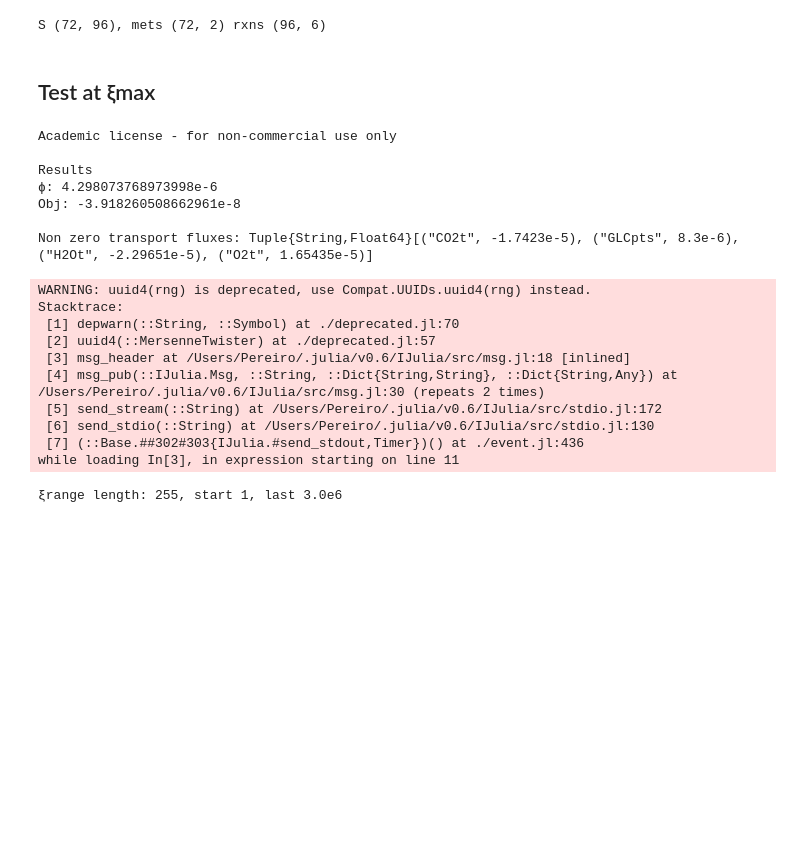
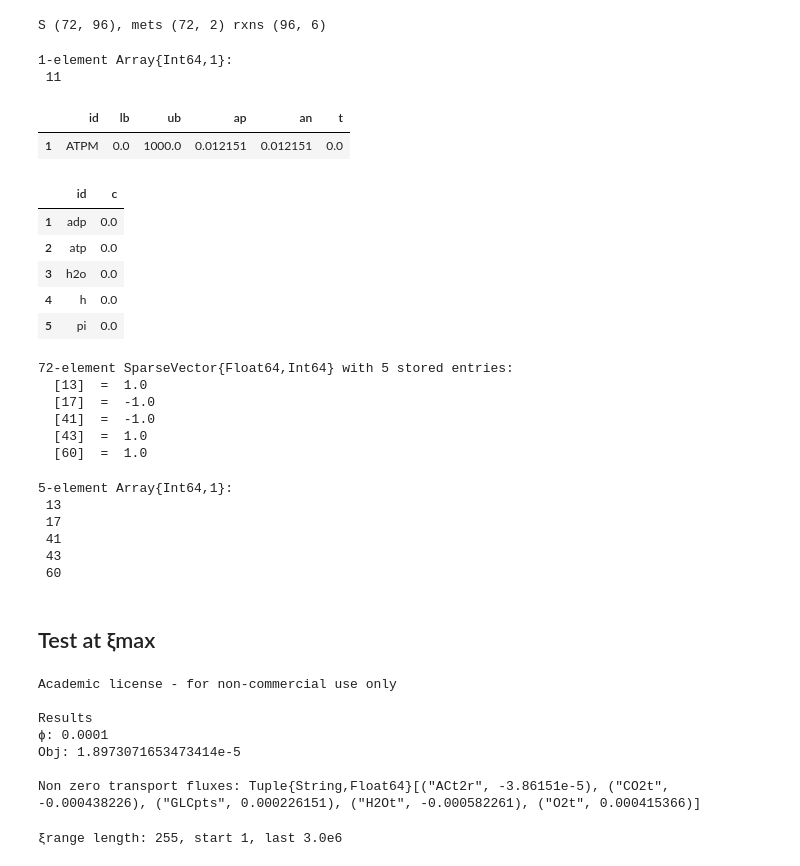
Before and after one commit to josePereiro/Chemostat.jl, a Jupyter notebook: jupyter/Chemostat_FBAv1_EColi.ipynb, the cells around one changed output. Saved outputs shown, nothing was run; the diff lists cells and outputs as text; code cells hidden in the pictures; blank space fills up the shorter version.

Commit message:
Changing MainDem reaction in EColi model v1. It was already included in the model as ATPM, and only involved ATP drain.

```diff
--- a/jupyter/Chemostat_FBAv1_EColi.ipynb
+++ b/jupyter/Chemostat_FBAv1_EColi.ipynb
@@ -33,10 +12,47 @@ S, mets, rxns = Chemostat.v1.Models.EColi.load_ecoli_v1();
 println("S $(size(S)), mets $(size(mets)) rxns $(size(rxns))");
 # %% [output]
 S (72, 96), mets (72, 2) rxns (96, 6)
+# %%
+find((row) -> contains(uppercase(row[:id]), "ATPM"), eachrow(rxns))
+# %% [output]
+1-element Array{Int64,1}:
+ 11
+# %%
+rxns[11,:]
+# %% [output]
+|  | id | lb | ub | ap | an | t |
+| 1 | ATPM | 0.0 | 1000.0 | 0.012151 | 0.012151 | 0.0 |
+# %%
+mets[S[:,11].nzind,:]
+# %% [output]
+|  | id | c |
+| 1 | adp | 0.0 |
+| 2 | atp | 0.0 |
+| 3 | h2o | 0.0 |
+| 4 | h | 0.0 |
+| 5 | pi | 0.0 |
+# %%
+ATPMmets = S[:,11]
+# %% [output]
+72-element SparseVector{Float64,Int64} with 5 stored entries:
+  [13]  =  1.0
+  [17]  =  -1.0
+  [41]  =  -1.0
+  [43]  =  1.0
+  [60]  =  1.0
+# %%
+ATPMmets.nzind
+# %% [output]
+5-element Array{Int64,1}:
+ 13
+ 17
+ 41
+ 43
+ 60
 # %% [markdown]
 ## Test at ξmax
 # %%
-ξmax = 3e6;#3e6
+ξmax = 3e6/;#3e6
 md = Chemostat.v1.Models.EColi.DEFAULT_MAINTINANCE_DEMAND_FLUX_VALUE; #8e-5;
 cost = Chemostat.v1.Models.EColi.DEFAULT_ϕ;#1e-4
 fbares = Chemostat.v1.FBA.fba_chemostat_v1(S, mets, rxns, ξmax; ϕub = cost, man_demand_flux_value = md);
@@ -52,20 +68,10 @@ println(filter((x) -> x[2] != 0 ,map((x,y) -> (x,y), rxns[:id][find((row) -> row
 Academic license - for non-commercial use only
 
 Results
-ϕ: 4.298073768973998e-6
-Obj: -3.918260508662961e-8
+ϕ: 0.0001
+Obj: 1.8973071653473414e-5
 
-Non zero transport fluxes: Tuple{String,Float64}[("CO2t", -1.7423e-5), ("GLCpts", 8.3e-6), ("H2Ot", -2.29651e-5), ("O2t", 1.65435e-5)]
+Non zero transport fluxes: Tuple{String,Float64}[("ACt2r", -3.86151e-5), ("CO2t", -0.000438226), ("GLCpts", 0.000226151), ("H2Ot", -0.000582261), ("O2t", 0.000415366)]
-WARNING: uuid4(rng) is deprecated, use Compat.UUIDs.uuid4(rng) instead.
-Stacktrace:
- [1] depwarn(::String, ::Symbol) at ./deprecated.jl:70
- [2] uuid4(::MersenneTwister) at ./deprecated.jl:57
- [3] msg_header at /Users/Pereiro/.julia/v0.6/IJulia/src/msg.jl:18 [inlined]
- [4] msg_pub(::IJulia.Msg, ::String, ::Dict{String,String}, ::Dict{String,Any}) at /Users/Pereiro/.julia/v0.6/IJulia/src/msg.jl:30 (repeats 2 times)
- [5] send_stream(::String) at /Users/Pereiro/.julia/v0.6/IJulia/src/stdio.jl:172
- [6] send_stdio(::String) at /Users/Pereiro/.julia/v0.6/IJulia/src/stdio.jl:130
- [7] (::Base.##302#303{IJulia.#send_stdout,Timer})() at ./event.jl:436
-while loading In[3], in expression starting on line 11
 # %%
 ξrange = Tools.logrange(0.001,50, ξmax);
 println("ξrange length: $(length(ξrange)), start $(start(ξrange)), last $(last(ξrange))")
```
Also changed, not shown: parts of 1 cell of this notebook.
